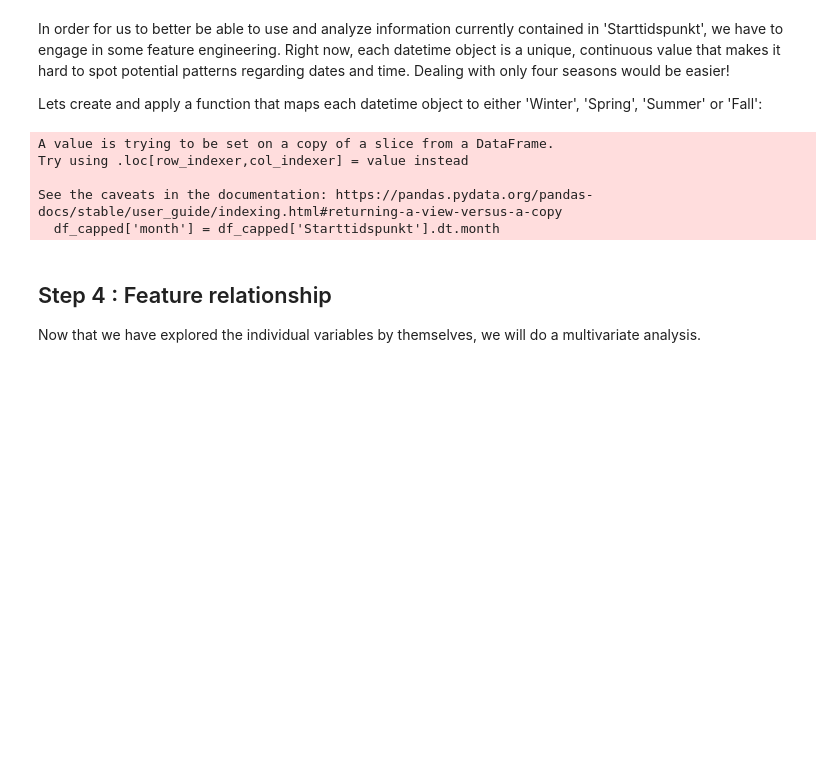
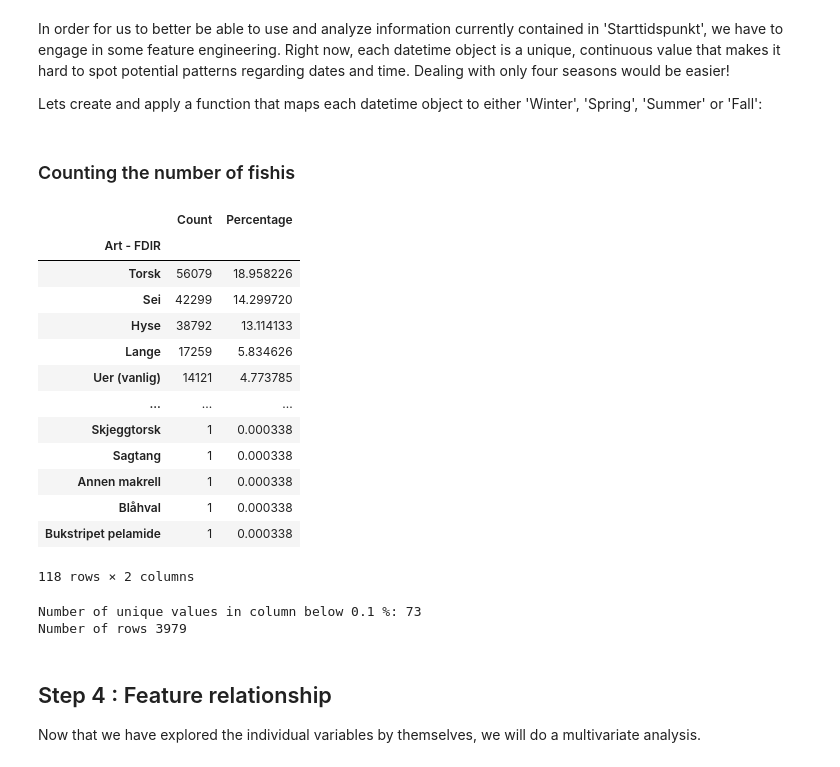
Before and after one commit to StaaleKarlstad/INFO284, a Jupyter notebook: Notebooks/random_forest.ipynb, the cells around one changed output. Saved outputs shown, nothing was run; the diff lists cells and outputs as text; code cells hidden in the pictures; blank space fills up the shorter version.

```diff
--- a/Notebooks/random_forest.ipynb
+++ b/Notebooks/random_forest.ipynb
@@ -288,8 +278,8 @@ In order for us to better be able to use and analyze information currently conta
 
 Lets create and apply a function that maps each datetime object to either 'Winter', 'Spring', 'Summer' or 'Fall':
 # %%
-df_capped['month'] = df_capped['Starttidspunkt'].dt.month
-df_capped = df_capped.drop(['Starttidspunkt'], axis=1)
+df['month'] = df['Starttidspunkt'].dt.month
+df = df.drop(['Starttidspunkt'], axis=1)
 
 def map_to_season(month):
     if month in [12, 1, 2]:
@@ -301,13 +291,21 @@ def map_to_season(month):
     else:
         return 'Fall'
 
-df_capped['Season'] = df_capped['month'].apply(map_to_season)
+df['Season'] = df['month'].apply(map_to_season)
 
-df_capped = pd.get_dummies(df_capped, columns=['Season'])
-df_capped = df_capped.drop(['month'], axis=1)
+df = pd.get_dummies(df, columns=['Season'])
+df = df.drop(['month'], axis=1)
-# %% [output]
-A value is trying to be set on a copy of a slice from a DataFrame.
-Try using .loc[row_indexer,col_indexer] = value instead
-
-See the caveats in the documentation: https://pandas.pydata.org/pandas-docs/stable/user_guide/indexing.html#returning-a-view-versus-a-copy
-  df_capped['month'] = df_capped['Starttidspunkt'].dt.month
+# %% [markdown]
+### Counting the number of fishis
+# %%
+def count_unique_values(df: pd.DataFrame, category: str):
+    count = df[category].value_counts()
+
+    percentage = df[category].value_counts(normalize=True) * 100
+
+    result = pd.DataFrame({
+    'Count': count,
+    'Percentage': percentage
+    })
+
+    return result
@@ -313,0 +329,25 @@ See the caveats in the documentation: https://pandas.pydata.org/pandas-docs/stab
+# %%
+count_unique_values(df, "Art - FDIR")
+# %% [output]
+|  | Count | Percentage |
+| Art - FDIR |  |  |
+| Torsk | 56079 | 18.958226 |
+| Sei | 42299 | 14.299720 |
+| Hyse | 38792 | 13.114133 |
+| Lange | 17259 | 5.834626 |
+| Uer (vanlig) | 14121 | 4.773785 |
+| ... | ... | ... |
+| Skjeggtorsk | 1 | 0.000338 |
+| Sagtang | 1 | 0.000338 |
+| Annen makrell | 1 | 0.000338 |
+| Blåhval | 1 | 0.000338 |
+| Bukstripet pelamide | 1 | 0.000338 |
+118 rows × 2 columns
+# %%
+target_percentage = 0.1
+values, rows = unique_values_below_percentage(df, "Art - FDIR", target_percentage)
+print(f"Number of unique values in column below {target_percentage} %: {values}")
+print(f"Number of rows {rows}")
+# %% [output]
+Number of unique values in column below 0.1 %: 73
+Number of rows 3979
```
Also changed, not shown: parts of 20 cells of this notebook.
